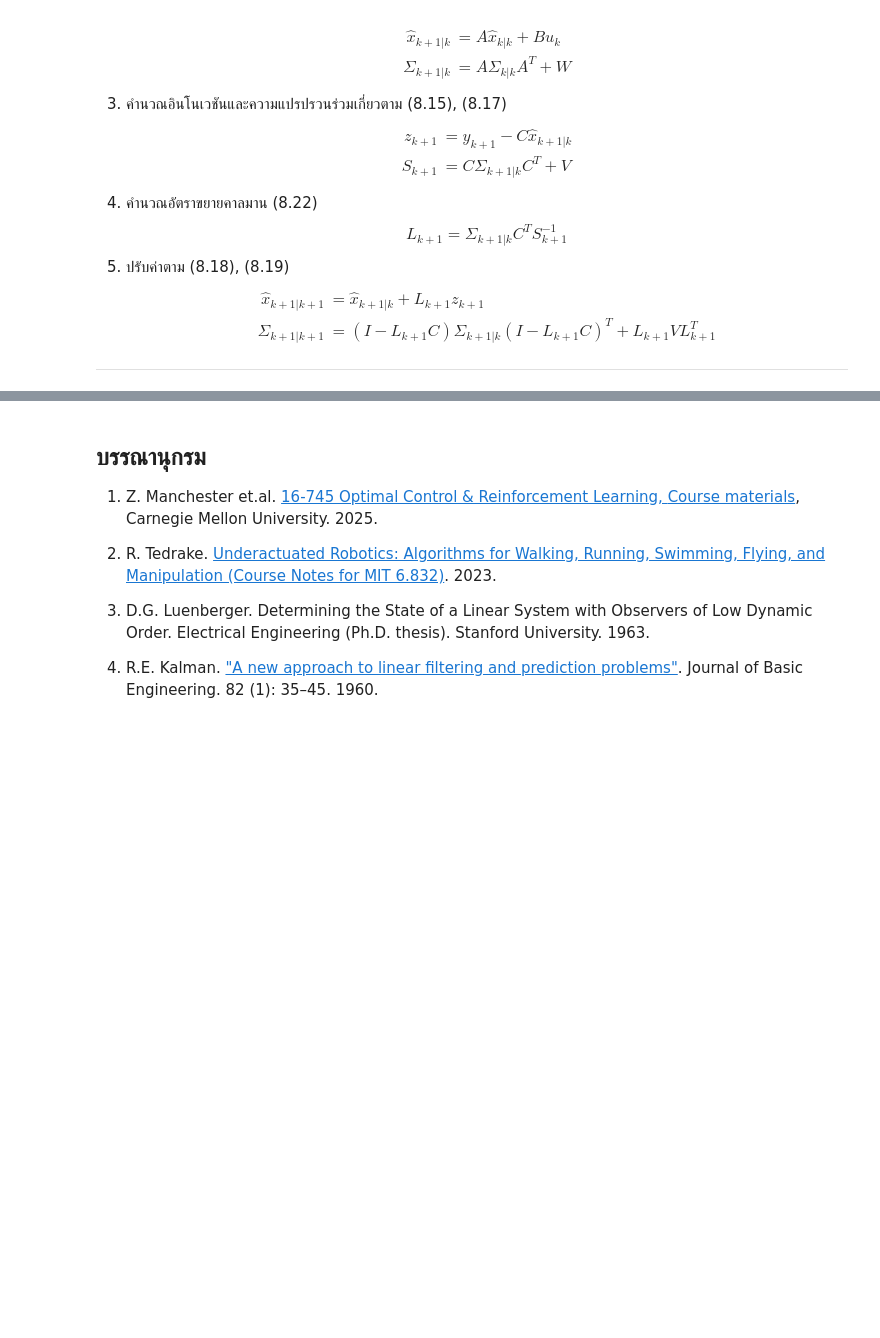
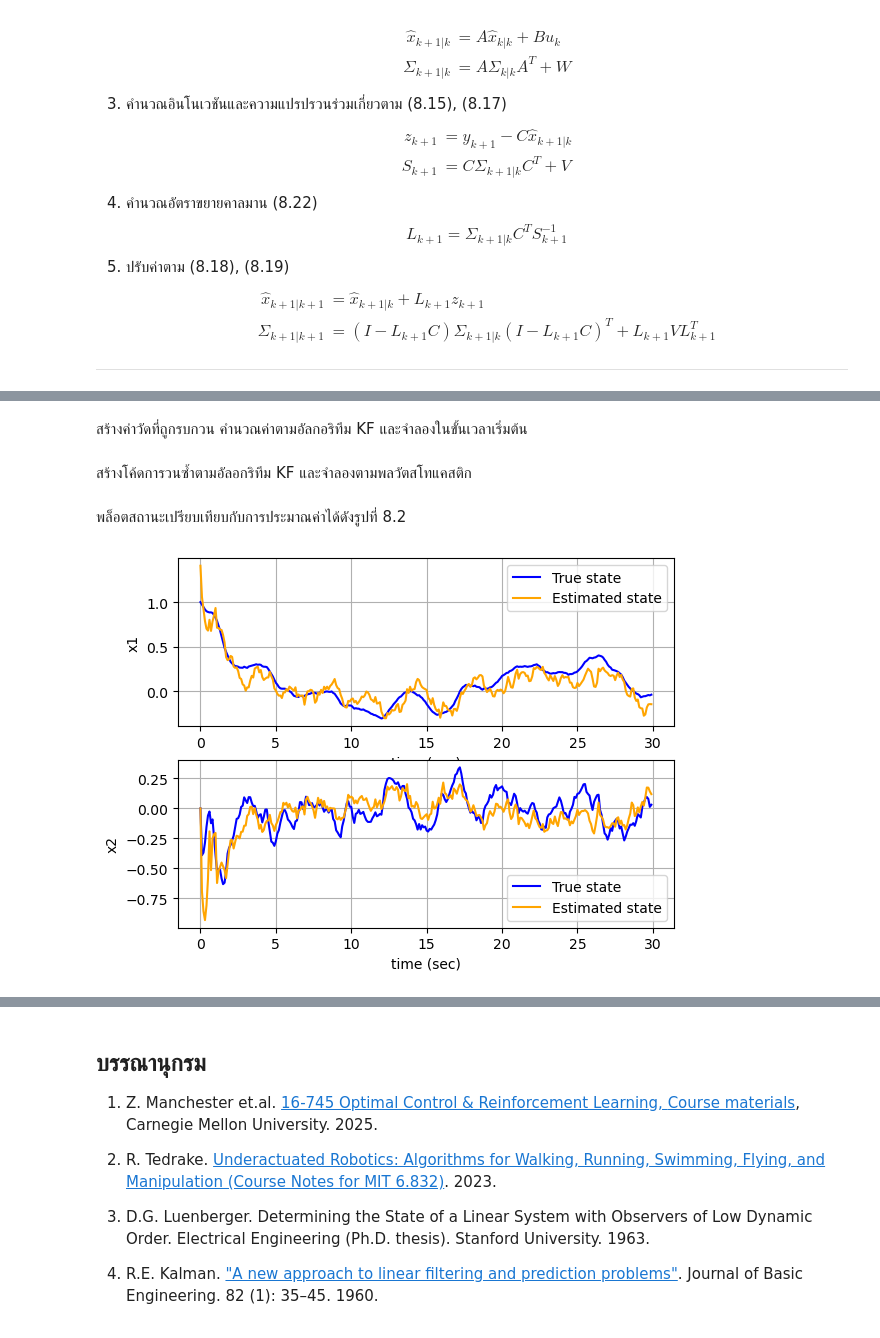
Before and after one commit to dewdotninja/ocrl, a Jupyter notebook: doc/notebooks/chapter8.ipynb, the cells around one changed output, grey strips where cells are left out. Saved outputs shown, nothing was run; the diff lists cells and outputs as text; code cells hidden in the pictures; blank space fills up the shorter version.

```diff
--- a/doc/notebooks/chapter8.ipynb
+++ b/doc/notebooks/chapter8.ipynb
@@ -292,0 +338,2 @@ $$
+# %%
+K,_,_ = ctl.dlqr(A,B,Q,R)
@@ -292,0 +343,4 @@ $$
+# %%
+x0 = np.array([[1.0],[0]]) # true state
+xhat0 = np.array([[0.0],[0.0]]) # KF state
+sigma0 = 1.0*np.eye(2) # covariance
@@ -292,0 +357,2 @@ $$
+# %% [markdown]
+สร้างค่าวัดที่ถูกรบกวน คำนวณค่าตามอัลกอริทึม KF และจำลองในขั้นเวลาเริ่มต้น
@@ -292,0 +375,45 @@ $$
+# %% [markdown]
+สร้างโค้ดการวนซ้ำตามอัลอกริทึม KF และจำลองตามพลวัตสโทแคสติก
+# %%
+for k in range(1,N-1):
+    # generate measurement
+    yhist[k] = ((C@xhist[:,[k]])[0] + np.sqrt(V)*np.random.randn()).item()
+
+    # KF update
+    xhat = A@xhathist[:,[k-1]] + B*uhist[k-1] # state prediction
+    sigmahat = A@sigmahist[:,:,k-1]@A.T + W # covariance prediction
+
+    z = yhist[k] - (C@xhat)[0] # innovation
+    S = C@sigmahat@C.T + V # innovation covariance
+
+    L = (sigmahat@C.T/S).reshape(2,1) # kalman gain (S is a scalar so inv(S) = 1/S)
+    lhist[:,[k]] = L
+
+    xhathist[:,[k]] = xhat + L*z
+    I_minus_LC = np.eye(2) - L@C
+    sigmahist[:,:,k] = I_minus_LC@sigmahat@I_minus_LC.T + V*L@L.T
+
+    # LQR controller
+    uhist[k] = -(K@xhathist[:,[k]])[0].item()
+
+    # run on stochastic dynamics
+    xhist[:,[k+1]] = A@xhist[:,[k]] + B*uhist[k] + np.sqrt(W)@np.random.randn(2,1)
+# %% [markdown]
+พล็อตสถานะเปรียบเทียบกับการประมาณค่าได้ดังรูปที่ 8.2
+# %%
+plt.figure()
+plt.subplot(211)
+plt.plot(thist,xhist[0,:-1],"b-",thist,xhathist[0,:-1],'orange')
+plt.xlabel("time (sec)")
+plt.ylabel("x1")
+plt.legend(["True state","Estimated state"])
+plt.grid(True)
+plt.subplot(212)
+plt.plot(thist,xhist[1,:-1],"b-",thist,xhathist[1,:-1],'orange')
+plt.xlabel("time (sec)")
+plt.ylabel("x2")
+plt.legend(["True state","Estimated state"])
+plt.grid(True)
+plt.show()
+# %% [output]
+[figure, added]
```
Also changed, not shown: parts of 16 cells of this notebook.
